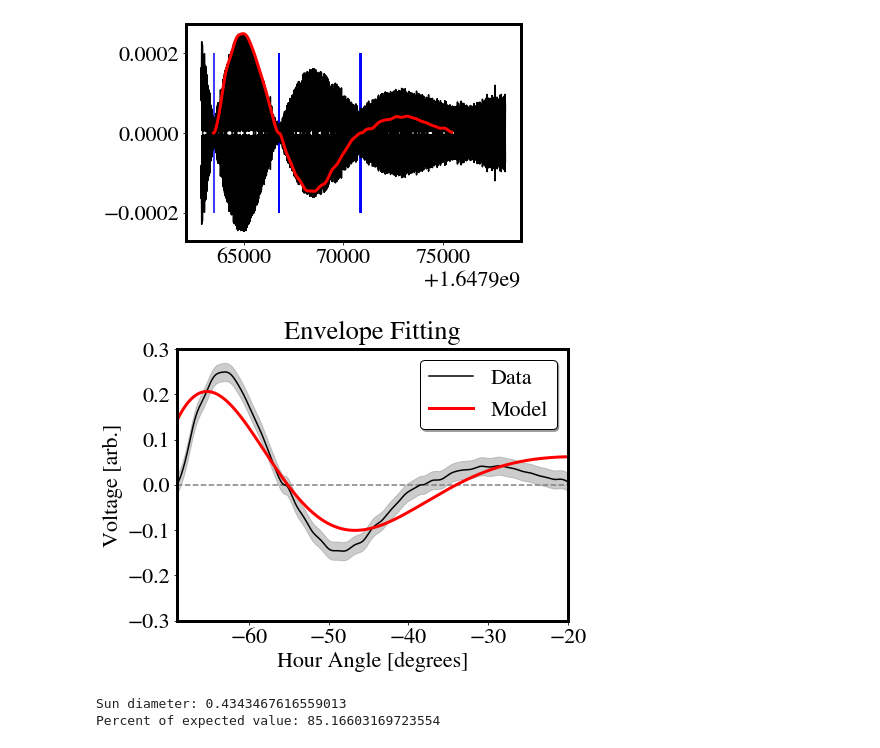
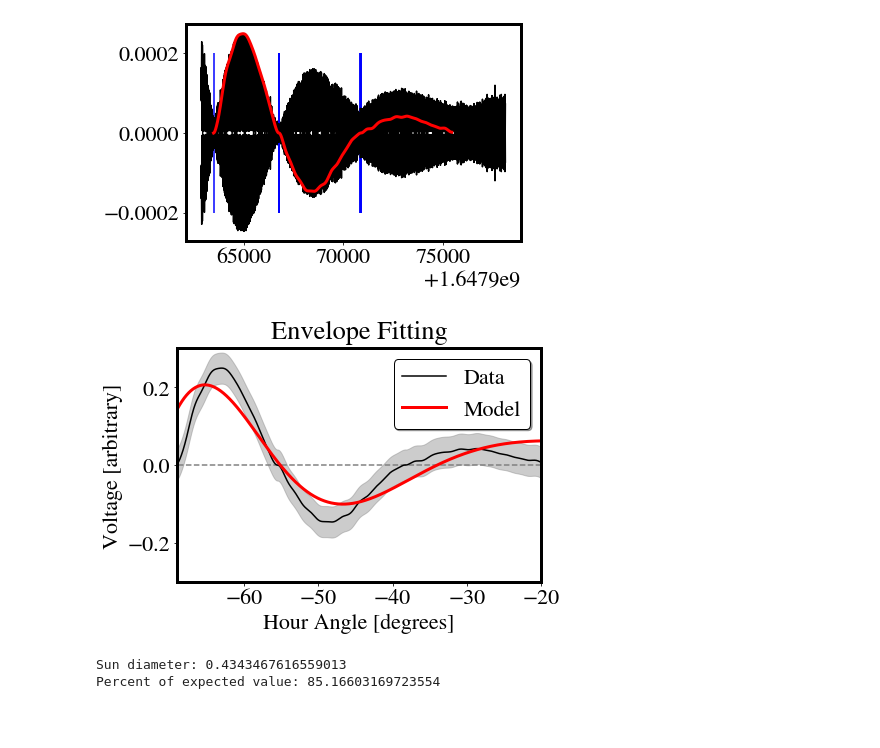
Before and after one commit to James11222/radiolab_repo, a Jupyter notebook: lab3/James/diameter_fitting.ipynb, the cells around one changed output. Saved outputs shown, nothing was run; the diff lists cells and outputs as text; code cells hidden in the pictures; blank space fills up the shorter version.

```diff
--- a/lab3/James/diameter_fitting.ipynb
+++ b/lab3/James/diameter_fitting.ipynb
@@ -124,0 +145,21 @@ plt.show()
+# %%
+n = len(split_power)
+split=int(23964/n)
+ha_peaks, ff = [],[]
+for i in range(n):
+    ha_peaks.append((h_s[i*split]*180/np.pi)-360)
+
+val = con.c / (10.5e9 * u.Hz)
+λ = val.to(u.m).value
+L, long, alt_nch = ugradio.nch.lat, ugradio.nch.lon, ugradio.nch.alt
+alpha,δ=ugradio.coord.sunpos(jds[0])
+δ=(np.pi/180)*δ
+LSTs = ugradio.timing.lst(jds,lon=long)
+hs = LSTs - alpha*(np.pi/180)
+Bew=14.7024
+Bns=1.8235
+for i in range(n):
+    val = (((Bew/λ)*np.cos(δ)*np.cos(ha_peaks[i]*np.pi/180)) -
+           (Bns/λ)*np.sin(L)*np.cos(δ)*np.sin(ha_peaks[i]*np.pi/180))*(2*np.pi/86141)
+    ff.append(val)
+ff = np.array(ff)
@@ -277,26 +335,27 @@ pars, cov = scipy.optimize.curve_fit(bessel, h_s[start:end],ydata,p0,sigma=np.on
 # %%
 plt.figure(figsize=(7,5))
 plt.plot(h_s[start:end]* 180 / np.pi - 360,
          ydata/1e-3,
          label="Data", color="black")
 plt.plot(h_s[start:end]* 180 / np.pi - 360,
          bessel(h_s[start:end], pars[0], pars[1])/1e-3,
          label="Model", color="red", linewidth=3)
 plt.fill_between(h_s[start:end]* 180 / np.pi - 360,
-                 y1 = (ydata - 0.00004/2)/1e-3,
-                 y2 = (ydata + 0.00004/2)/1e-3,
+                 y1 = (ydata - 0.00004)/1e-3,
+                 y2 = (ydata + 0.00004)/1e-3,
                  alpha=0.4, color="grey")
 plt.hlines(y=0, xmin=-70, xmax=-20, color="grey", linestyle="--")
 plt.xlim(-69,-20)
 plt.ylim(-.3,.3)
 plt.title("Envelope Fitting", pad=10)
-plt.ylabel("Voltage [arb.]")
+plt.ylabel("Voltage [arbitrary]")
 plt.xlabel("Hour Angle [degrees]")
 plt.legend(edgecolor="black", shadow=True)
-# plt.savefig("figures/Envelope_Fitting.pdf", dpi=300)
+plt.tight_layout()
+plt.savefig("figures/Envelope_Fitting.pdf", dpi=300, bbox_inches="tight")
 plt.show()
 # %% [output]
-[figure, old version]
+[figure, new version]
 # %%
 sun_diameter = pars[0] * 180 / np.pi * 2
 print('Sun diameter:', sun_diameter)
```
Also changed, not shown: parts of 6 cells of this notebook, 7 other files.
